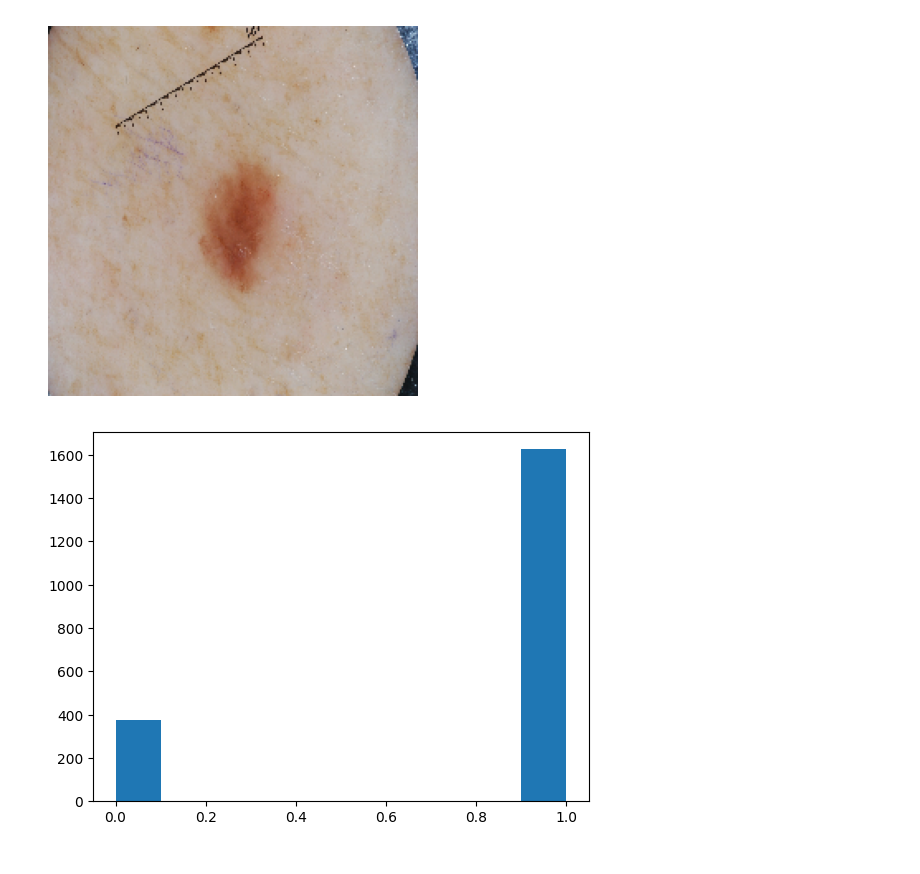
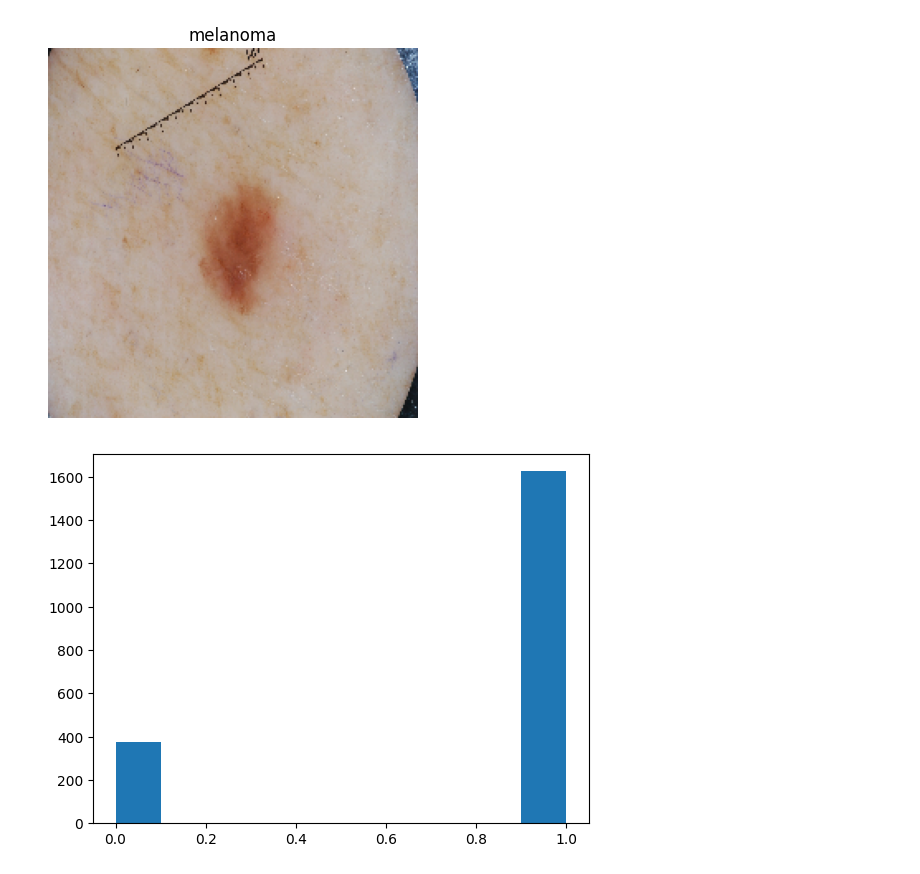
Before and after one commit to oliverdesa/MelanomaClassification, a Jupyter notebook: Trial.ipynb, the cells around one changed output. Saved outputs shown, nothing was run; the diff lists cells and outputs as text; code cells hidden in the pictures.

```diff
--- a/Trial.ipynb
+++ b/Trial.ipynb
@@ -5,0 +10,23 @@ from sklearn.preprocessing import LabelEncoder
+# %%
+def load_images(main_directory):
+    all_images = []
+    labels = []
+
+    # Loop through each subdirectory in the main directory
+    for subdir in os.listdir(main_directory):
+        full_subdir_path = os.path.join(main_directory, subdir)
+
+        # Check if it's a directory (not a file or other type)
+        if os.path.isdir(full_subdir_path):
+
+            # Loop through each file in the subdirectory
+            for file in glob.glob(os.path.join(full_subdir_path, '*.*')):
+                img = image.load_img(file, target_size=(224, 224))
+                img_array = image.img_to_array(img)
+                all_images.append(img_array)
+                labels.append(subdir)  # using the subdirectory name as label
+
+    np_images = np.array(all_images).astype('float32')  # Convert to numpy array
+    np_images /= 255.0 # Normalize images
+
+    return np_images, labels
@@ -6,13 +50,14 @@ from sklearn.preprocessing import LabelEncoder
 # %%
-train_images, train_labels = f.load_images('../data/skin-lesions/train/')
-test_images, test_labels = f.load_images('../data/skin-lesions/test/')
-valid_images, valid_labels = f.load_images('../data/skin-lesions/valid/')
+train_images, train_labels = load_images('../data/skin-lesions/train/')
+test_images, test_labels = load_images('../data/skin-lesions/test/')
+valid_images, valid_labels = load_images('../data/skin-lesions/valid/')
 # %%
 plt.imshow(valid_images[5])
+plt.title(valid_labels[5])
 plt.axis('off')
 plt.show()
 # %% [output]
-[figure, old version]
+[figure, new version]
 # %%
 def encoder(labels):
 
```
Also changed, not shown: parts of 12 cells of this notebook, 1 other file.
